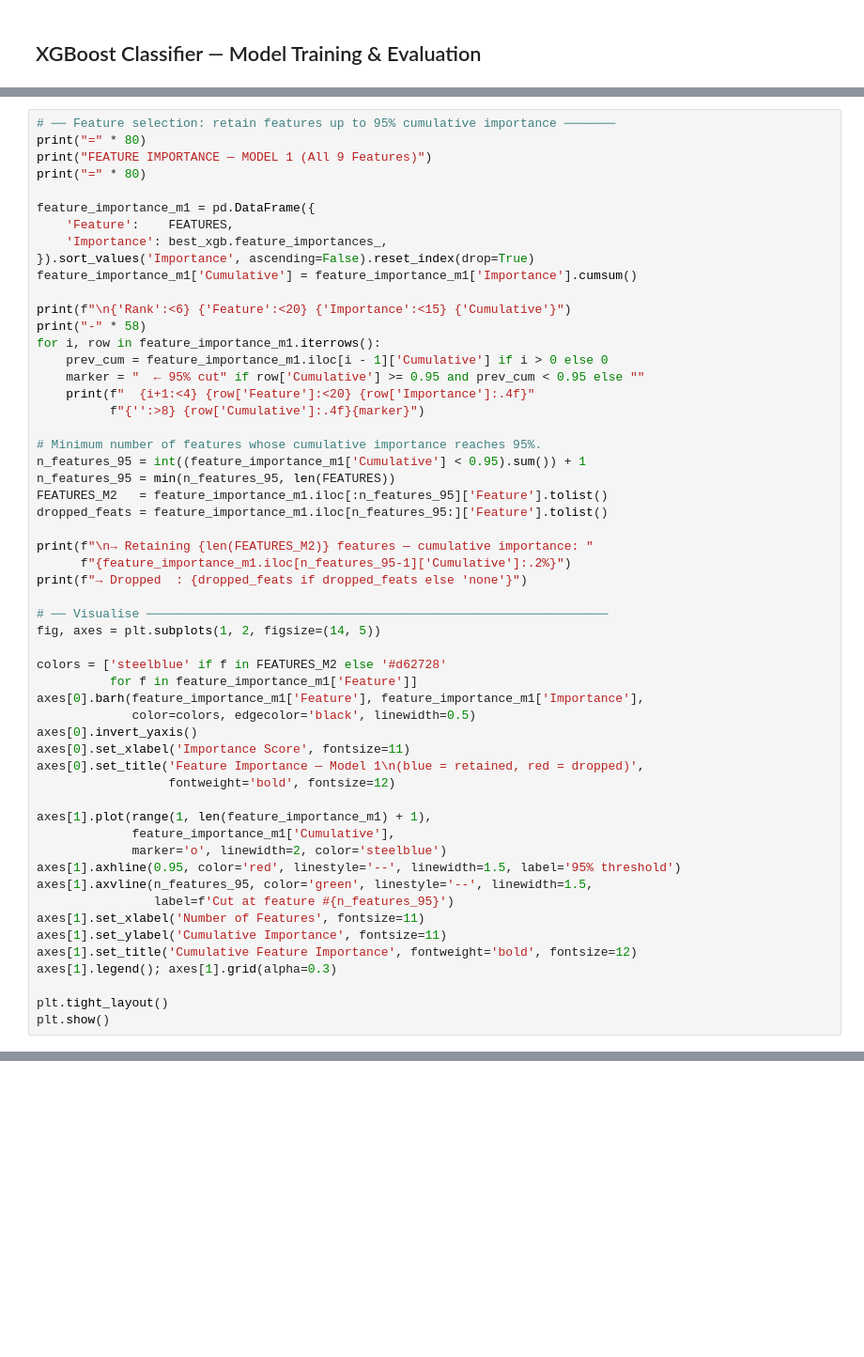
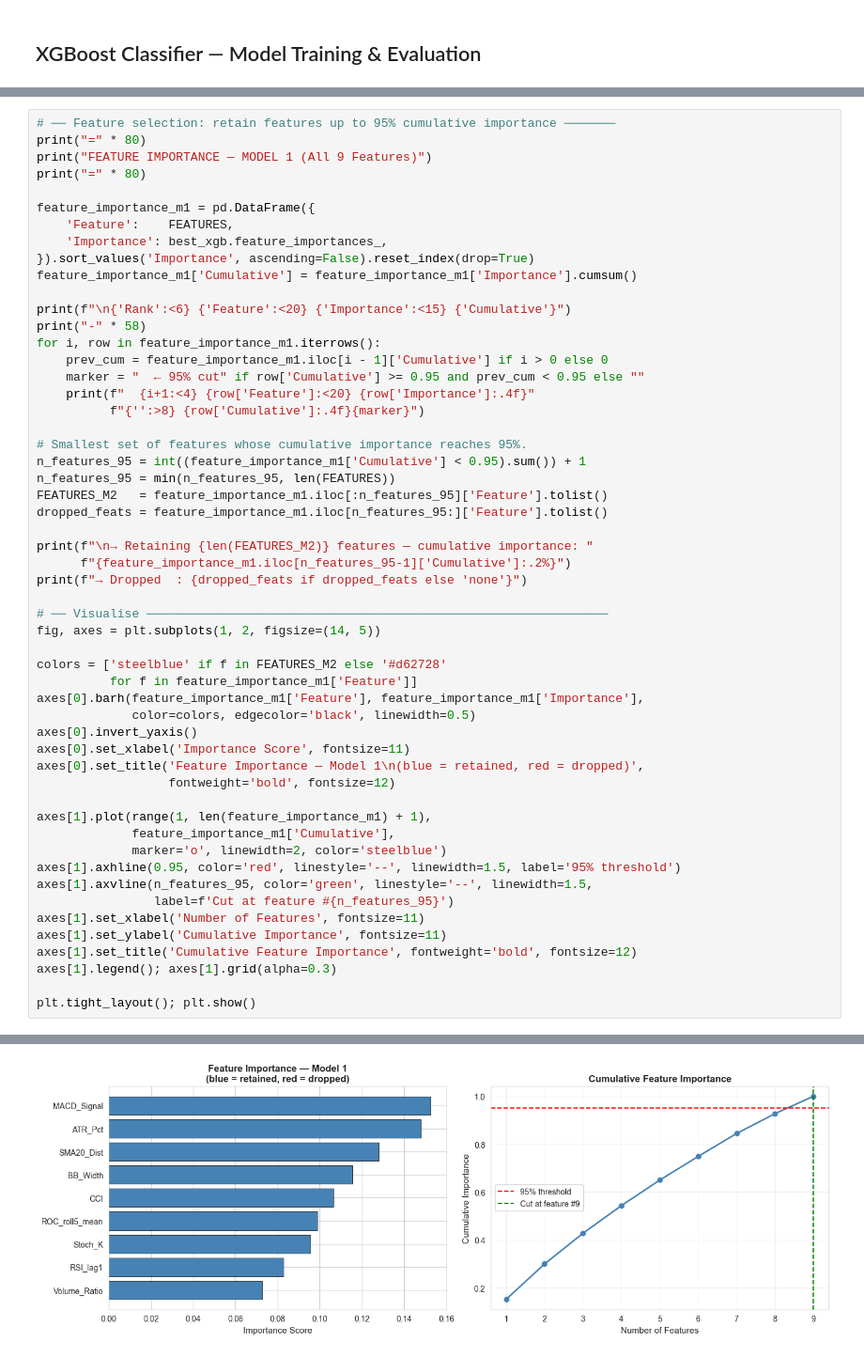
Before and after one commit to dansil2301/BasicStockPricePrediction, a Jupyter notebook: Analysis/XGBoost_analysis.ipynb, the cells around one changed output, grey strips where cells are left out. Shown at 94% size. Drawn from its saved outputs; the diff is of its cells as text; blank space fills up the shorter version.

```diff
--- a/Analysis/XGBoost_analysis.ipynb
+++ b/Analysis/XGBoost_analysis.ipynb
@@ -366,7 +493,7 @@ for i, row in feature_importance_m1.iterrows():
     print(f"  {i+1:<4} {row['Feature']:<20} {row['Importance']:.4f}"
           f"{'':>8} {row['Cumulative']:.4f}{marker}")
 
-# Minimum number of features whose cumulative importance reaches 95%.
+# Smallest set of features whose cumulative importance reaches 95%.
 n_features_95 = int((feature_importance_m1['Cumulative'] < 0.95).sum()) + 1
 n_features_95 = min(n_features_95, len(FEATURES))
 FEATURES_M2   = feature_importance_m1.iloc[:n_features_95]['Feature'].tolist()
@@ -399,5 +526,5 @@ axes[1].set_ylabel('Cumulative Importance', fontsize=11)
 axes[1].set_title('Cumulative Feature Importance', fontweight='bold', fontsize=12)
 axes[1].legend(); axes[1].grid(alpha=0.3)
 
-plt.tight_layout()
-plt.show()
+plt.tight_layout(); plt.show()
+# %% [output]
@@ -403,0 +549 @@ plt.show()
+[figure, added]
```
Also changed, not shown: parts of 23 cells of this notebook, 1 other file.
